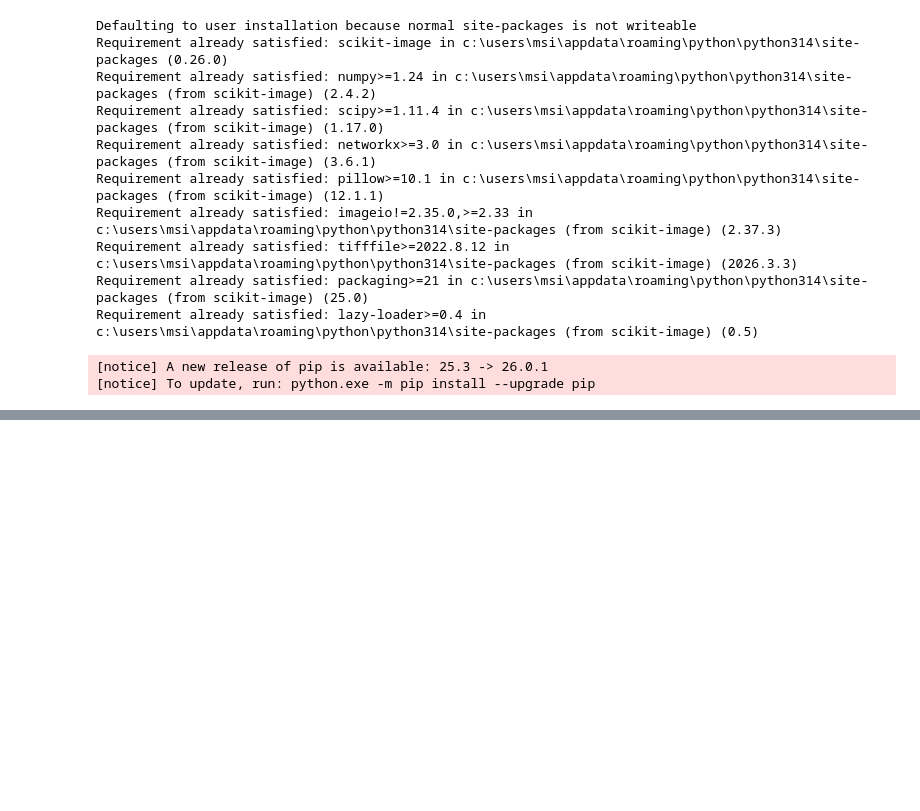
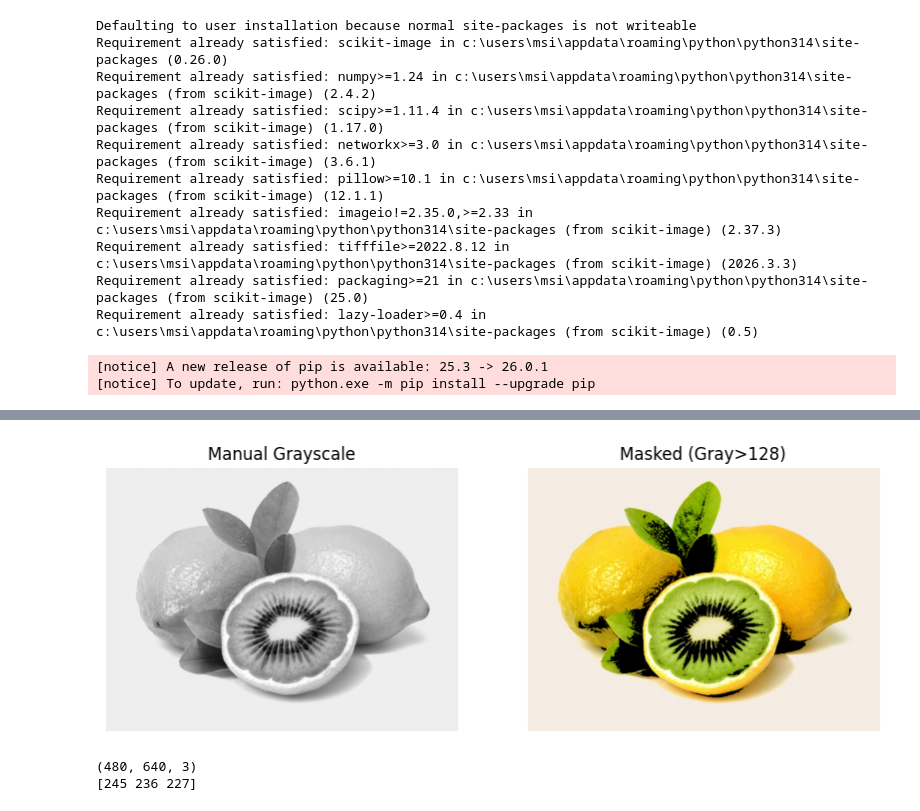
Before and after one commit to Ddasunsandeepa/Image-Processing-OpenCV, a Jupyter notebook: lab01/lab01.ipynb, the cells around one changed output, grey strips where cells are left out. Drawn from its saved outputs; the diff is of its cells as text; code cells hidden in the pictures; blank space fills up the shorter version.

```diff
--- a/lab01/lab01.ipynb
+++ b/lab01/lab01.ipynb
@@ -199,0 +219,24 @@ ModuleNotFoundError: No module named 'skimage.util.dtype'
+# %%
+# --- NumPy Pixel Manipulation ---
+
+import numpy as np
+
+arr = np.array(im)
+gray = np.dot(arr[...,:3], [0.2989, 0.5870, 0.1140])
+mask = gray > 128
+highlight = arr.copy()
+highlight[~mask] = 0
+
+fig, ax = plt.subplots(1,2, figsize=(10,4))
+ax[0].imshow(gray, cmap='gray'); ax[0].set_title("Manual Grayscale")
+ax[1].imshow(highlight); ax[1].set_title("Masked (Gray>128)")
+for a in ax: a.axis('off')
+
+plt.show()
+
+print(arr.shape)   # (512, 512, 3)
+print(arr[0,0])    # [R, G, B] values of the top-left pixel
+# %% [output]
+[figure, added]
+(480, 640, 3)
+[245 236 227]
```
Also changed, not shown: parts of 5 cells of this notebook, 5 other files.
